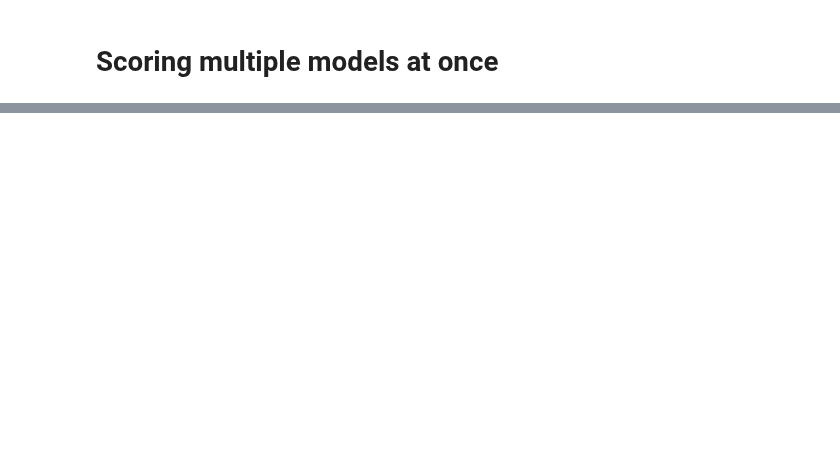
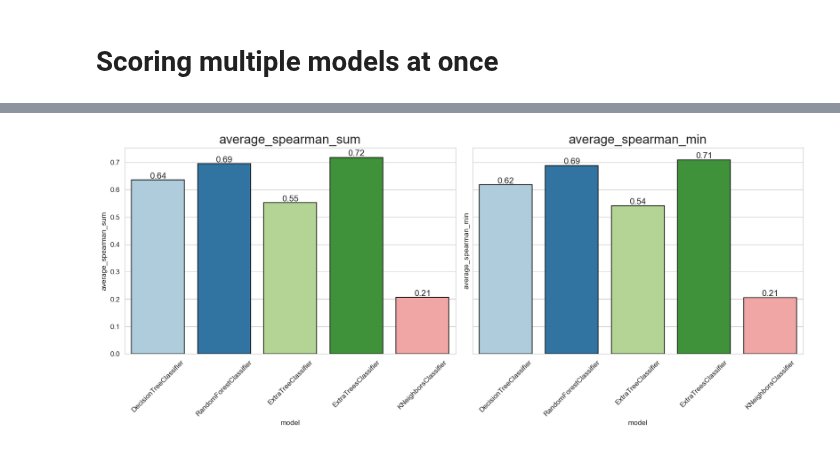
Before and after one commit to nina-prog/meta-learning-for-encoder-selection, a Jupyter notebook: notebooks/week11/week11-ordinal-regression.ipynb, the cells around one changed output, grey strips where cells are left out. Drawn from its saved outputs; the diff is of its cells as text; code cells hidden in the pictures; blank space fills up the shorter version.

```diff
--- a/notebooks/week11/week11-ordinal-regression.ipynb
+++ b/notebooks/week11/week11-ordinal-regression.ipynb
@@ -5,9 +5,13 @@ import matplotlib.pyplot as plt
 import seaborn as sns
 
 from sklearn.tree import DecisionTreeClassifier
-from sklearn.ensemble import RandomForestClassifier
+from sklearn.ensemble import RandomForestClassifier, ExtraTreesClassifier
+from sklearn.tree import ExtraTreeClassifier
+from sklearn.neighbors import KNeighborsClassifier
 
 from src.evaluate_regression import get_rankings, average_spearman
+
+sns.set_palette("Paired")
 # %% [markdown]
 # Load Data
 # %%
@@ -224,0 +237,11 @@ results_df
+# %%
+fig, axes = plt.subplots(nrows=1, ncols=2, figsize=(14, 6), dpi=126, sharey=True)
+for ax, col in zip(axes.flatten(), [col for col in results_df.columns if col != "model"]):
+    ax.set_title(col, size=18)
+    g = sns.barplot(data=results_df, x="model", y=col, ax=ax, edgecolor="black")
+    ax.bar_label(ax.containers[0], fmt="%.2f", size=12)
+    ax.tick_params(axis='x', labelrotation=45)
+plt.tight_layout()
+plt.show()
+# %% [output]
+[figure, added]
```
Also changed, not shown: parts of 4 cells of this notebook.
